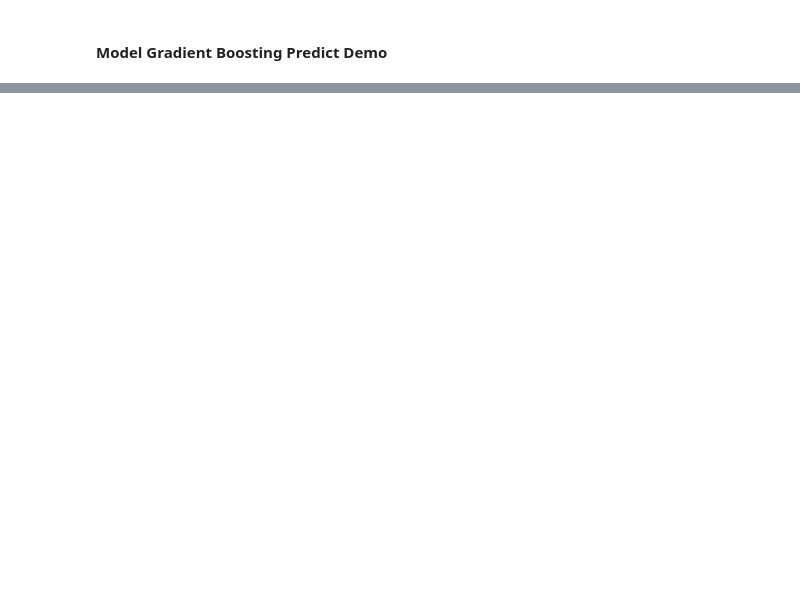
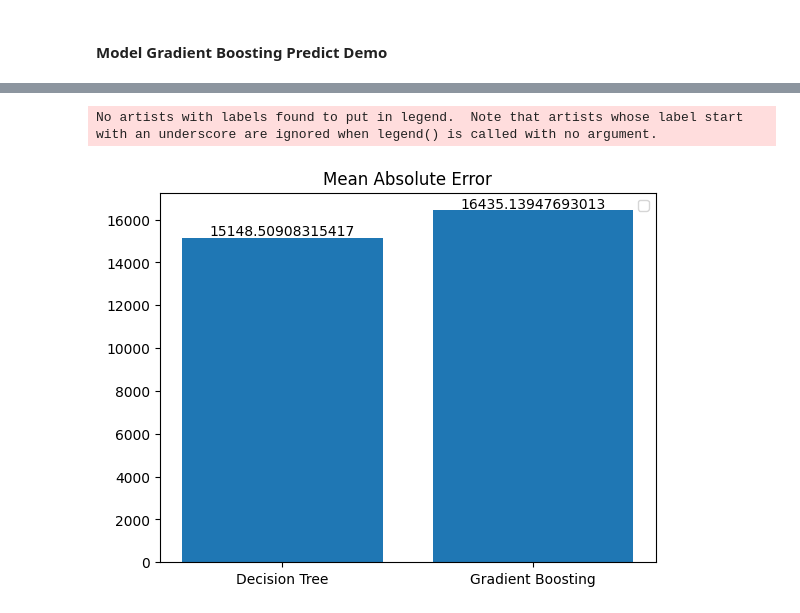
Before and after one commit to Ratchaphon1412/ai-project, a Jupyter notebook: Mini_Project_2_Main.ipynb, the cells around one changed output, grey strips where cells are left out. Saved outputs shown, nothing was run; the diff lists cells and outputs as text; code cells hidden in the pictures; blank space fills up the shorter version.

```diff
--- a/Mini_Project_2_Main.ipynb
+++ b/Mini_Project_2_Main.ipynb
@@ -628,0 +777,17 @@ print(predicted_envi[0])
+# %%
+map_decision = mape(y_test, y_pred)
+map_gradient = mape(y_test, y_pred_gradient)
+
+# Generate the bar plot
+fig, ax = plt.subplots()
+x = ['Decision Tree', 'Gradient Boosting']
+y = [map_decision, map_gradient]
+ax.bar(x, y, width=0.4)
+ax.set_xlabel('Regressor models')
+ax.set_ylabel('MAPE (%)')
+ax.set_ylim(0, 1000)
+
+for index, value in enumerate(y):
+    plt.text(x=index, y=value + 0.1, s=str(value), ha='center')
+
+plt.tight_layout()
@@ -628,0 +907,15 @@ print(predicted_envi[0])
+# %%
+x = np.array(['Decision Tree', 'Gradient Boosting'])
+y = np.array([decision_mae, gradient_mae])
+
+plt.bar(x, y)
+plt.title('Mean Absolute Error')
+plt.legend()
+
+for index, value in enumerate(y):
+    plt.text(x=index, y=value + 100, s=str(value), ha='center')
+
+plt.show()
+# %% [output]
+No artists with labels found to put in legend.  Note that artists whose label start with an underscore are ignored when legend() is called with no argument.
+[figure, added]
```
Also changed, not shown: parts of 38 cells of this notebook.
